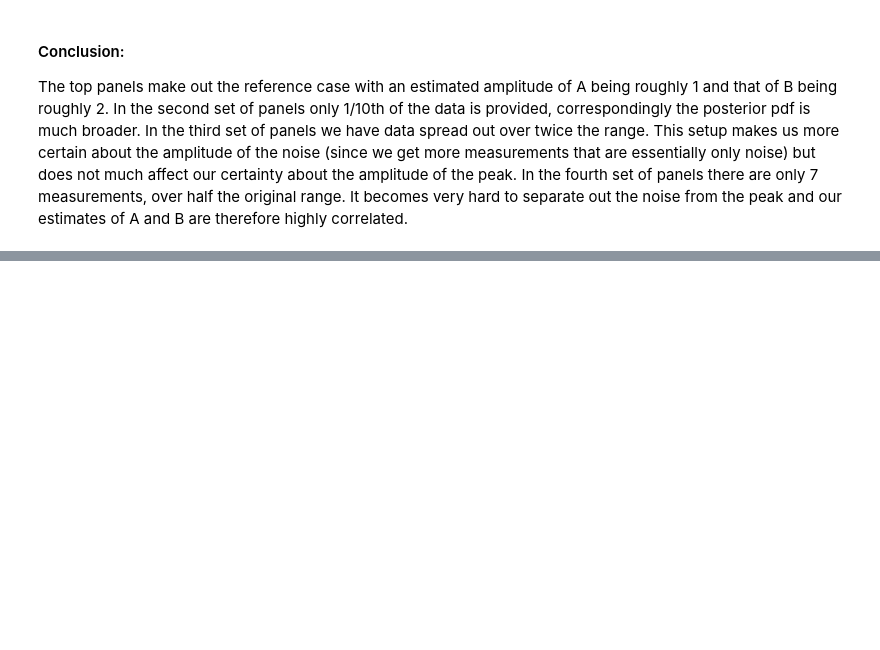
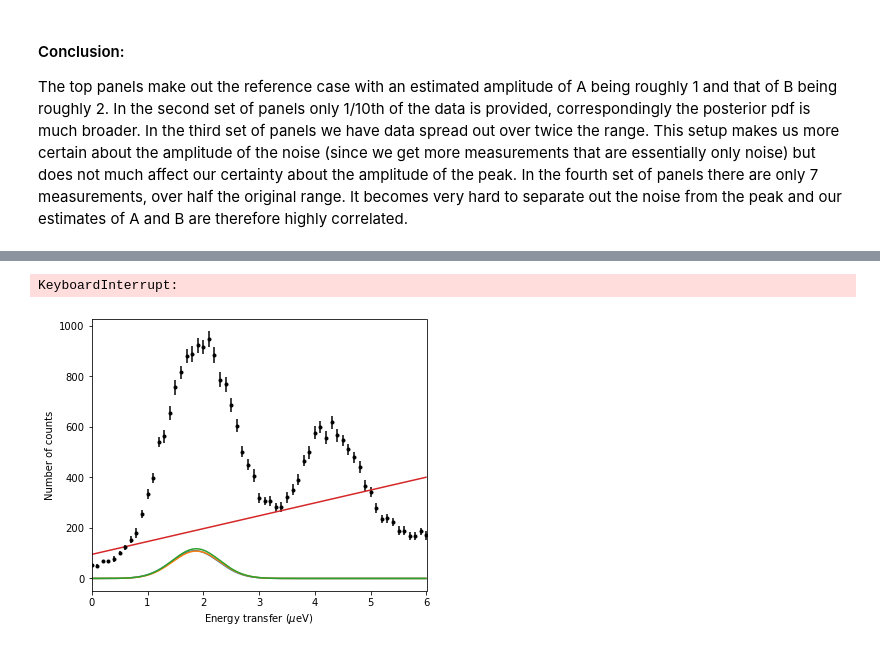
Before and after one commit to mengqvist/data_analysis_sivia, a Jupyter notebook: data_analysis_sivia.ipynb, the cells around one changed output, grey strips where cells are left out. Saved outputs shown, nothing was run; the diff lists cells and outputs as text; code cells hidden in the pictures; blank space fills up the shorter version.

Commit message:
start emplementing code for model selection

```diff
--- a/data_analysis_sivia.ipynb
+++ b/data_analysis_sivia.ipynb
@@ -793,0 +804,2 @@ The top panels make out the reference case with an estimated amplitude of A bein
+# %%
+df = pd.read_csv('./data/ex6_figure_4_2_data.tsv', sep=',')
@@ -793,0 +928,63 @@ The top panels make out the reference case with an estimated amplitude of A bein
+# %%
+def run_peak_model(model, data, num_samples=10):
+    results = {}
+
+    # Clear named parameters so that runs don't interfere
+    pyro.clear_param_store()
+
+    # Using NUTS here as it seems to perform better than HMC
+    my_kernel = NUTS(model)
+
+    # define the MCMC process
+    my_mcmc = MCMC(my_kernel,
+                   num_samples=num_samples,
+                   warmup_steps=40)
+
+    # Only use the first n datapoints
+    # to show how belief is updated as we see more and more data
+    my_mcmc.run(x=torch.tensor(data.x).view(-1, 1),
+                y=torch.tensor(data.y),
+                stdev=torch.tensor(data.stdev),
+                peaks=2,
+                fwhm=None)
+
+    # store results for later plotting
+    results['mu'] = my_mcmc.get_samples()['mu'].numpy()
+    results['sigma'] = my_mcmc.get_samples()['sigma'].numpy()
+    results['amplitude'] = my_mcmc.get_samples()['amplitude'].numpy()
+    results['beta0'] = my_mcmc.get_samples()['beta0'].numpy()
+    results['beta1'] = my_mcmc.get_samples()['beta1'].numpy()
+
+    return results
+
+
+res = run_peak_model(model, df, num_samples=50)
+# %% [output]
+KeyboardInterrupt:
+# %%
+fig = plt.figure(figsize=(6, 5))
+
+ax = fig.add_subplot(1, 1, 1)
+
+x = np.arange(0.0, 6.0, 0.01)
+
+# plot the estimated gaussians
+for i in range(res['mu'].shape[1]):
+    y = norm.pdf(x, loc=res['mu'].mean(axis=0)[i],
+                    scale=1.0/2.3548) * res['amplitude'].mean(axis=0)[i]
+    plt.plot(x, y)
+
+# plot the linear model
+y = res['beta0'].mean(axis=0) + res['beta1'].mean(axis=0) * x
+plt.plot(x, y)
+
+# add the data points
+plt.errorbar(df.x, df.y, yerr=df.stdev, c='black', fmt='o', markersize=3)
+plt.xlabel('Energy transfer ($\mu$eV)')
+plt.ylabel('Number of counts')
+
+plt.xlim((0, 6))
+
+plt.show()
+# %% [output]
+[figure, added]
```
Also changed, not shown: parts of 16 cells of this notebook, 5 other files.
